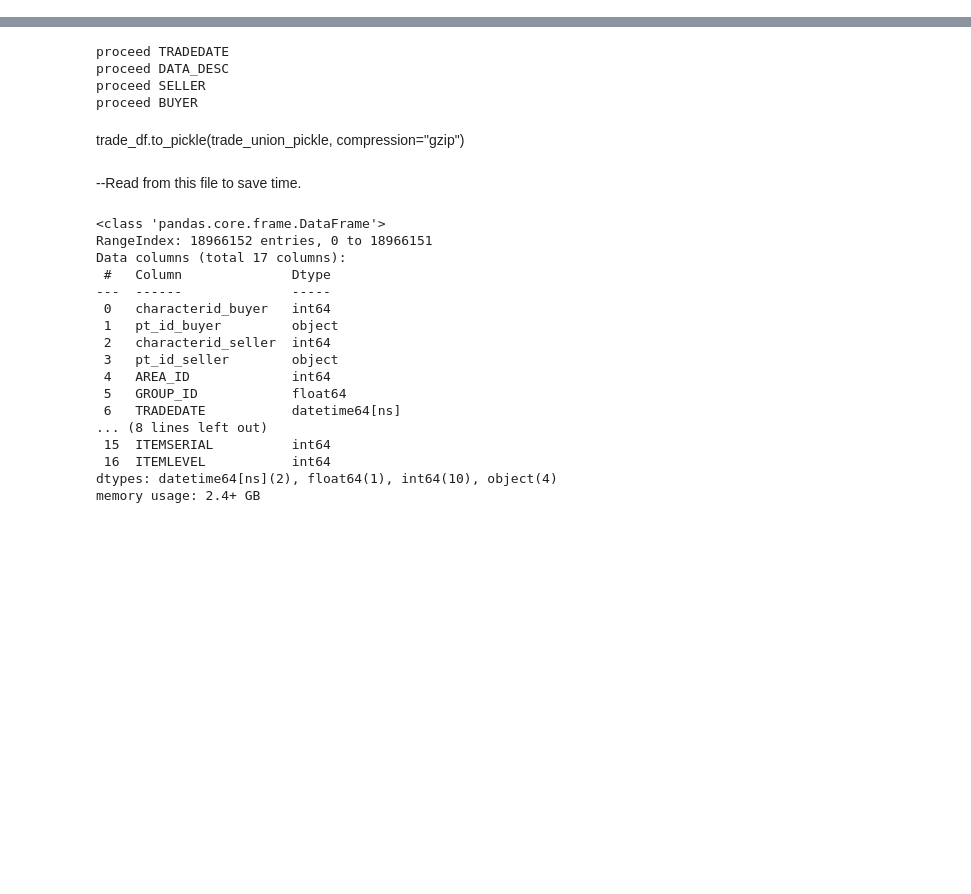
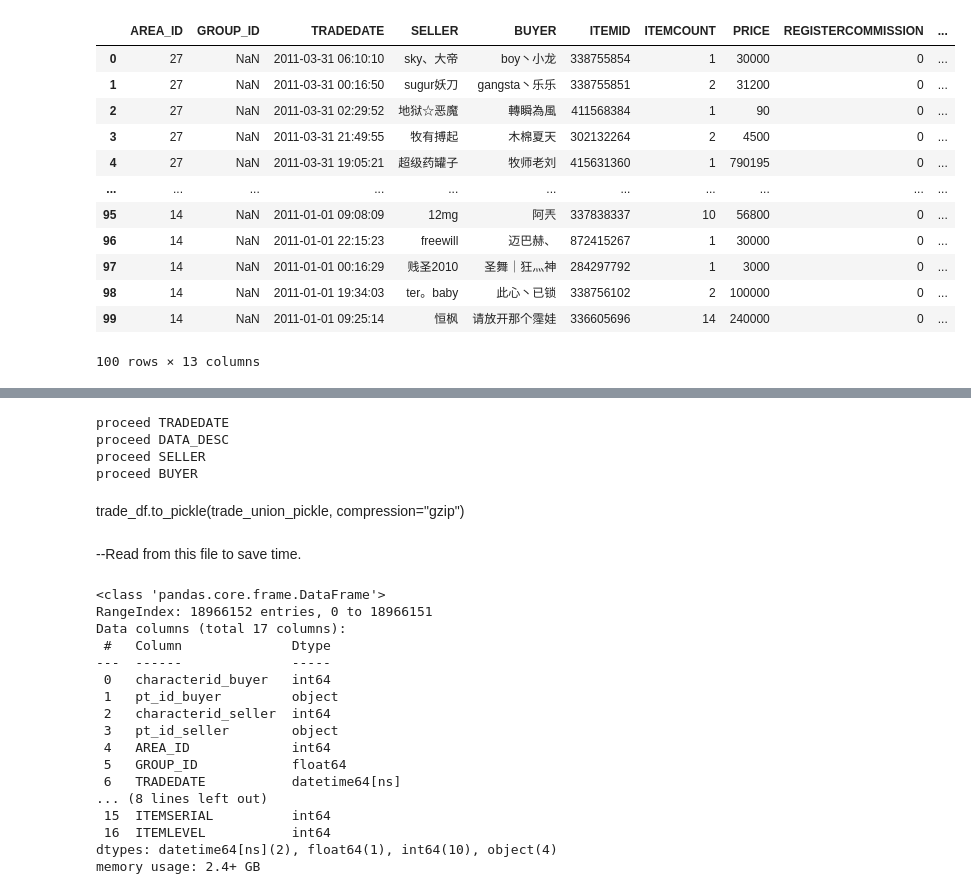
Before and after one commit to jesse11883/gamedata, a Jupyter notebook: gamedatav1.ipynb, the cells around one changed output, grey strips where cells are left out. Drawn from its saved outputs; the diff is of its cells as text; code cells hidden in the pictures; blank space fills up the shorter version.

```diff
--- a/gamedatav1.ipynb
+++ b/gamedatav1.ipynb
@@ -51,0 +99,16 @@ dep_char_map_pickle = os.path.join(data_file_path, "dn_character_his_map_uft-8..
+# %%
+trade_processed_df.head(100)
+# %% [output]
+|  | AREA_ID | GROUP_ID | TRADEDATE | SELLER | BUYER | ITEMID | ITEMCOUNT | PRICE | REGISTERCOMMISSION | ... |
+| 0 | 27 | NaN | 2011-03-31 06:10:10 | sky、大帝 | boy丶小龙 | 338755854 | 1 | 30000 | 0 | ... |
+| 1 | 27 | NaN | 2011-03-31 00:16:50 | sugur妖刀 | gangsta丶乐乐 | 338755851 | 2 | 31200 | 0 | ... |
+| 2 | 27 | NaN | 2011-03-31 02:29:52 | 地狱☆恶魔 | 轉瞬為風 | 411568384 | 1 | 90 | 0 | ... |
+| 3 | 27 | NaN | 2011-03-31 21:49:55 | 牧有搏起 | 木棉夏天 | 302132264 | 2 | 4500 | 0 | ... |
+| 4 | 27 | NaN | 2011-03-31 19:05:21 | 超级药罐子 | 牧师老刘 | 415631360 | 1 | 790195 | 0 | ... |
+| ... | ... | ... | ... | ... | ... | ... | ... | ... | ... | ... |
+| 95 | 14 | NaN | 2011-01-01 09:08:09 | 12mg | 阿兲 | 337838337 | 10 | 56800 | 0 | ... |
+| 96 | 14 | NaN | 2011-01-01 22:15:23 | freewill | 迈巴赫、 | 872415267 | 1 | 30000 | 0 | ... |
+| 97 | 14 | NaN | 2011-01-01 00:16:29 | 贱圣2010 | 圣舞｜狂灬神 | 284297792 | 1 | 3000 | 0 | ... |
+| 98 | 14 | NaN | 2011-01-01 19:34:03 | ter。baby | 此心丶已锁 | 338756102 | 2 | 100000 | 0 | ... |
+| 99 | 14 | NaN | 2011-01-01 09:25:14 | 恒枫 | 请放开那个霪娃 | 336605696 | 14 | 240000 | 0 | ... |
+100 rows × 13 columns
```
Also changed, not shown: parts of 15 cells of this notebook, 8 other files.
